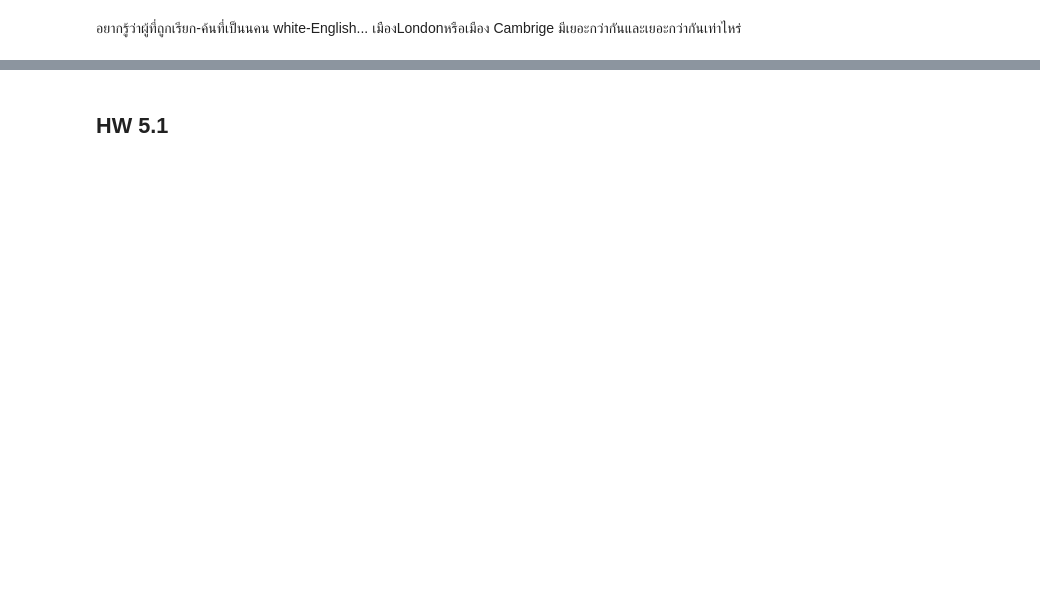
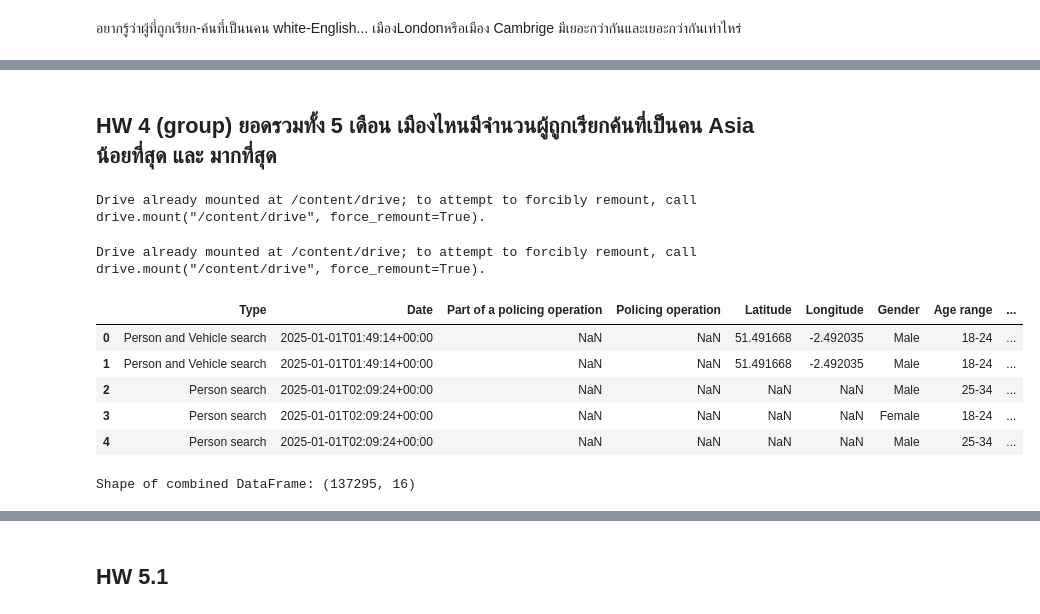
Before and after one commit to bugsotim/dataviz2025, a Jupyter notebook: Pandas_101_2025.ipynb, the cells around one changed output, grey strips where cells are left out. Cells and saved outputs as stored; diff of their text form; code cells hidden in the pictures; blank space fills up the shorter version.

```diff
--- a/Pandas_101_2025.ipynb
+++ b/Pandas_101_2025.ipynb
@@ -259,0 +291,2 @@ FileNotFoundError: [Errno 2] No such file or directory: '/content/drive/MyDrive/
+# %% [markdown]
+## HW 4 (group) ยอดรวมทั้ง 5 เดือน เมืองไหนมีจำนวนผู้ถูกเรียกค้นที่เป็นคน Asia น้อยที่สุด และ มากที่สุด
@@ -259,0 +295,5 @@ FileNotFoundError: [Errno 2] No such file or directory: '/content/drive/MyDrive/
+# %%
+from google.colab import drive
+drive.mount('/content/drive')
+# %% [output]
+Drive already mounted at /content/drive; to attempt to forcibly remount, call drive.mount("/content/drive", force_remount=True).
@@ -259,0 +302,53 @@ FileNotFoundError: [Errno 2] No such file or directory: '/content/drive/MyDrive/
+# %%
+import os
+import pandas as pd
+from google.colab import drive
+
+# Mount Google Drive
+drive.mount('/content/drive')
+
+# Define the base path to your data folder
+base_path = '/content/drive/MyDrive/Data_Viz_2025/Data/'
+
+# List of months (folders) you want to load data from
+months = ['2025-01', '2025-02', '2025-03', '2025-04', '2025-05']
+
+# Initialize an empty list to store DataFrames
+all_dataframes = []
+
+# Loop through each month and find all stop-and-search files
+for month in months:
+  folder_path = os.path.join(base_path, month)
+  if os.path.exists(folder_path):
+    for filename in os.listdir(folder_path):
+      if 'stop-and-search.csv' in filename:
+        file_path = os.path.join(folder_path, filename)
+        try:
+          df = pd.read_csv(file_path)
+          # Add a 'City' column based on the filename
+          city_name = filename.replace(f'{month}-', '').replace('-stop-and-search.csv', '')
+          df['City'] = city_name
+          all_dataframes.append(df)
+        except Exception as e:
+          print(f"Error loading {file_path}: {e}")
+  else:
+    print(f"Folder not found: {folder_path}")
+
+
+# Concatenate all DataFrames into a single DataFrame
+combined_stop_and_search_df = pd.concat(all_dataframes, ignore_index=True)
+
+# Display the first few rows of the combined DataFrame
+display(combined_stop_and_search_df.head())
+
+# Display the shape of the combined DataFrame
+print(f"Shape of combined DataFrame: {combined_stop_and_search_df.shape}")
+# %% [output]
+Drive already mounted at /content/drive; to attempt to forcibly remount, call drive.mount("/content/drive", force_remount=True).
+|  | Type | Date | Part of a policing operation | Policing operation | Latitude | Longitude | Gender | Age range | ... |
+| 0 | Person and Vehicle search | 2025-01-01T01:49:14+00:00 | NaN | NaN | 51.491668 | -2.492035 | Male | 18-24 | ... |
+| 1 | Person and Vehicle search | 2025-01-01T01:49:14+00:00 | NaN | NaN | 51.491668 | -2.492035 | Male | 18-24 | ... |
+| 2 | Person search | 2025-01-01T02:09:24+00:00 | NaN | NaN | NaN | NaN | Male | 25-34 | ... |
+| 3 | Person search | 2025-01-01T02:09:24+00:00 | NaN | NaN | NaN | NaN | Female | 18-24 | ... |
+| 4 | Person search | 2025-01-01T02:09:24+00:00 | NaN | NaN | NaN | NaN | Male | 25-34 | ... |
+Shape of combined DataFrame: (137295, 16)
```
Also changed, not shown: parts of 16 cells of this notebook.
